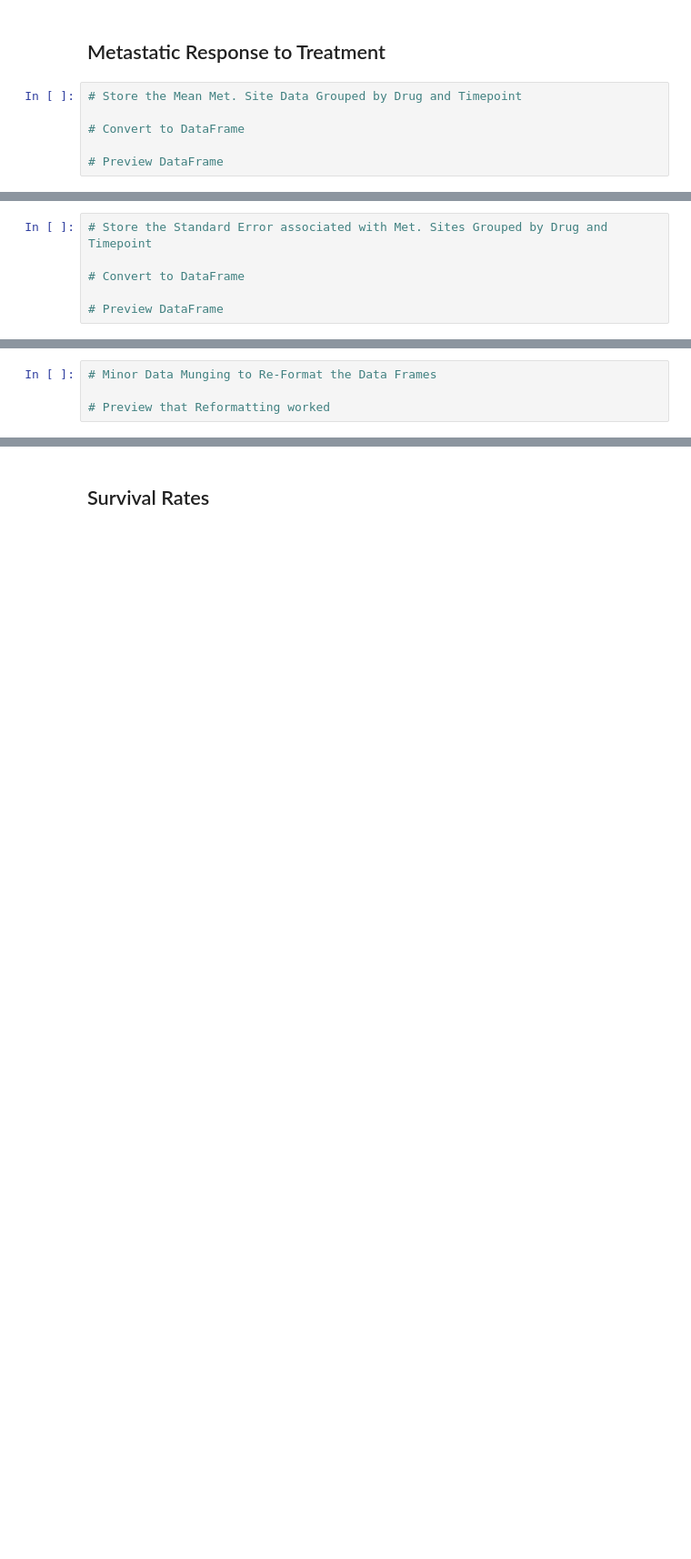
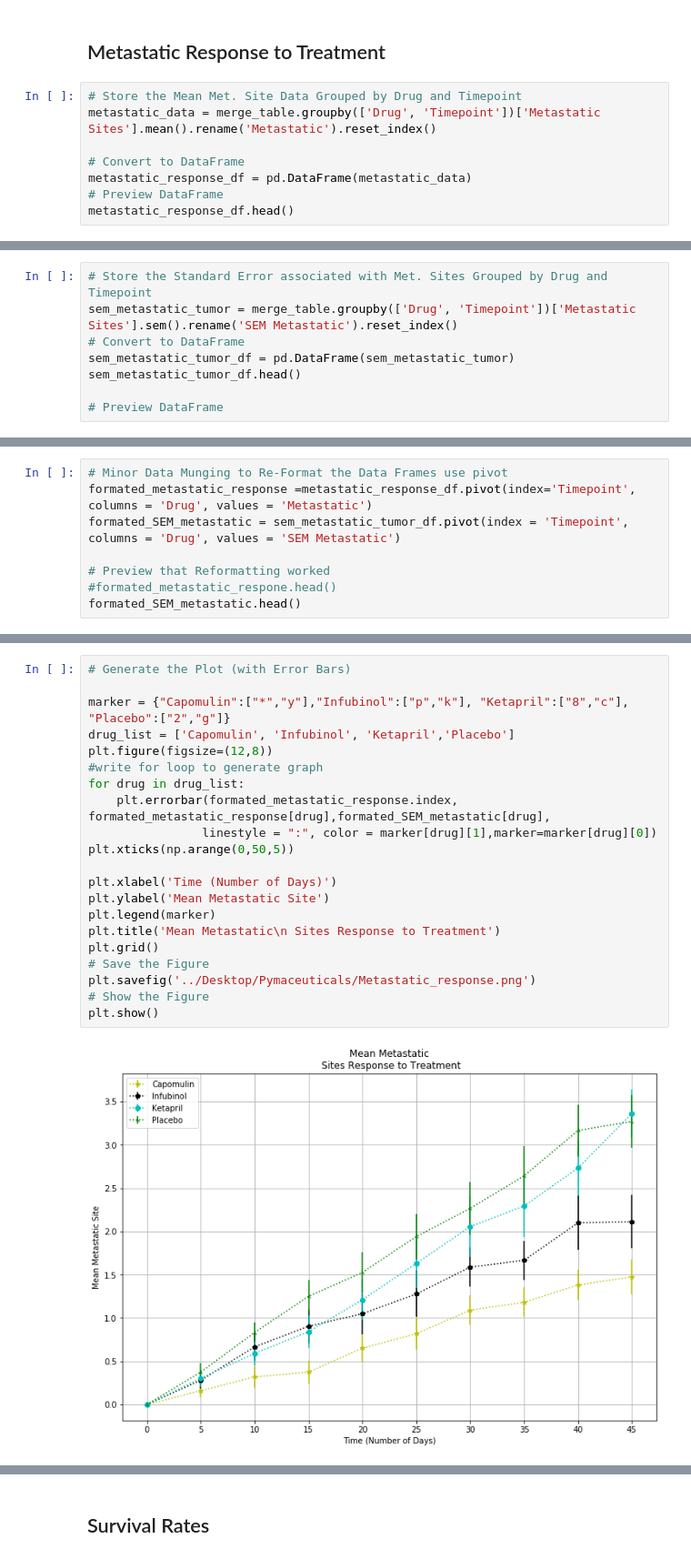
Before and after one commit to Perejdac/matplotlib-challenge, a Jupyter notebook: matplotlib-challenge.ipynb, the cells around one changed output, grey strips where cells are left out. Shown at 91% size. Drawn from its saved outputs; the diff is of its cells as text; blank space fills up the shorter version.

```diff
--- a/matplotlib-challenge.ipynb
+++ b/matplotlib-challenge.ipynb
@@ -101,7 +125,9 @@ plt.show()
 ## Metastatic Response to Treatment
 # %%
 # Store the Mean Met. Site Data Grouped by Drug and Timepoint
+metastatic_data = merge_table.groupby(['Drug', 'Timepoint'])['Metastatic Sites'].mean().rename('Metastatic').reset_index()
 
 # Convert to DataFrame
-
+metastatic_response_df = pd.DataFrame(metastatic_data)
 # Preview DataFrame
+metastatic_response_df.head()
@@ -117,6 +141,8 @@ plt.show()
 # %%
 # Store the Standard Error associated with Met. Sites Grouped by Drug and Timepoint
-
+sem_metastatic_tumor = merge_table.groupby(['Drug', 'Timepoint'])['Metastatic Sites'].sem().rename('SEM Metastatic').reset_index()
 # Convert to DataFrame
+sem_metastatic_tumor_df = pd.DataFrame(sem_metastatic_tumor)
+sem_metastatic_tumor_df.head()
 
 # Preview DataFrame
@@ -132,4 +156,8 @@ plt.show()
 # %%
-# Minor Data Munging to Re-Format the Data Frames
+# Minor Data Munging to Re-Format the Data Frames use pivot
+formated_metastatic_response =metastatic_response_df.pivot(index='Timepoint', columns = 'Drug', values = 'Metastatic')
+formated_SEM_metastatic = sem_metastatic_tumor_df.pivot(index = 'Timepoint', columns = 'Drug', values = 'SEM Metastatic')
 
 # Preview that Reformatting worked
+#formated_metastatic_respone.head()
+formated_SEM_metastatic.head()
@@ -151,3 +172,26 @@ plt.show()
+# %%
+# Generate the Plot (with Error Bars)
+
+marker = {"Capomulin":["*","y"],"Infubinol":["p","k"], "Ketapril":["8","c"], "Placebo":["2","g"]}
+drug_list = ['Capomulin', 'Infubinol', 'Ketapril','Placebo']
+plt.figure(figsize=(12,8))
+#write for loop to generate graph
+for drug in drug_list:
+    plt.errorbar(formated_metastatic_response.index, formated_metastatic_response[drug],formated_SEM_metastatic[drug],
+                linestyle = ":", color = marker[drug][1],marker=marker[drug][0])
+plt.xticks(np.arange(0,50,5))
+
+plt.xlabel('Time (Number of Days)')
+plt.ylabel('Mean Metastatic Site')
+plt.legend(marker)
+plt.title('Mean Metastatic\n Sites Response to Treatment')
+plt.grid()
+# Save the Figure
+plt.savefig('../Desktop/Pymaceuticals/Metastatic_response.png')
+# Show the Figure
+plt.show()
+# %% [output]
+[figure, added]
 # %% [markdown]
 ![Metastatic Spread During Treatment](../Images/spread.png)
 # %% [markdown]
```
Also changed, not shown: parts of 27 cells of this notebook, 4 other files.
